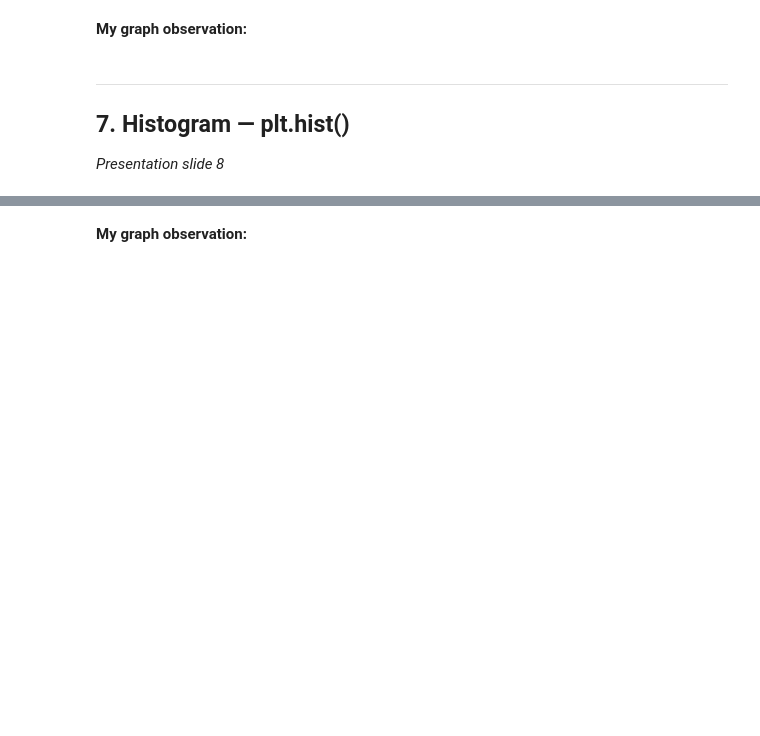
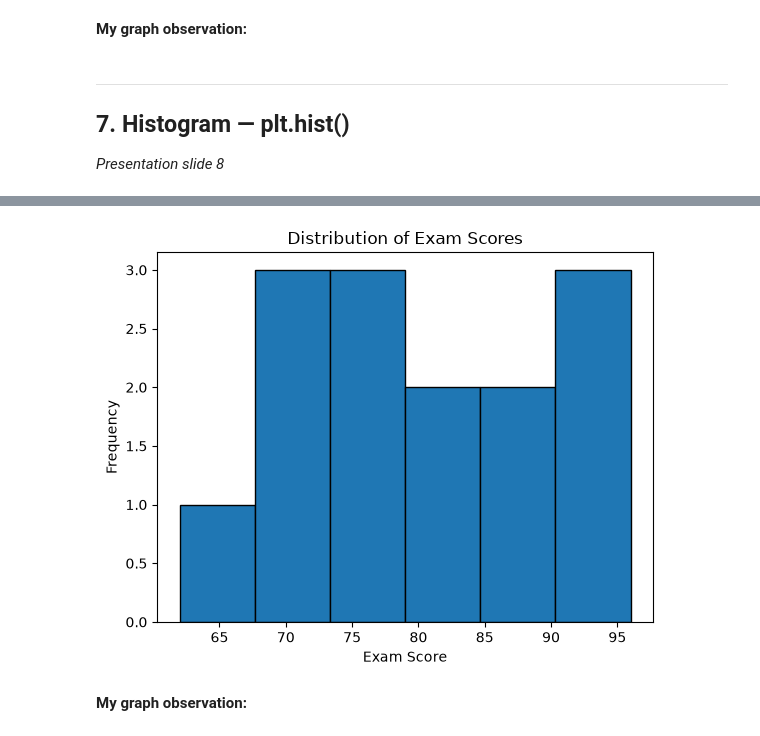
Before and after one commit to ChloeFrisch843/Data_Science_II, a Jupyter notebook: untitled folder/2_matplotlib_codes_student_notes.ipynb, the cells around one changed output, grey strips where cells are left out. Saved outputs shown, nothing was run; the diff lists cells and outputs as text; code cells hidden in the pictures; blank space fills up the shorter version.

```diff
--- a/untitled folder/2_matplotlib_codes_student_notes.ipynb
+++ b/untitled folder/2_matplotlib_codes_student_notes.ipynb
@@ -125,8 +145,17 @@ plt.show()
 # %%
 # Topic 7: Copy the complete Python example from Slide 8 below.
+import matplotlib.pyplot as plt
 scores = [62, 68, 70, 71, 74, 76, 78,
           80, 82, 85, 88, 91, 94, 96]
-plt.hist(scores, bin = 6,)
+
+
+plt.hist(scores, bins=6, edgecolor= "black")
+plt.xlabel("Exam Score")
+plt.ylabel("Frequency")
+plt.title("Distribution of Exam Scores")
+plt.show()
+# %% [output]
+[figure, added]
 # %% [markdown]
 **My graph observation:**
 # %% [markdown]
```
Also changed, not shown: parts of 8 cells of this notebook, 2 other files.
